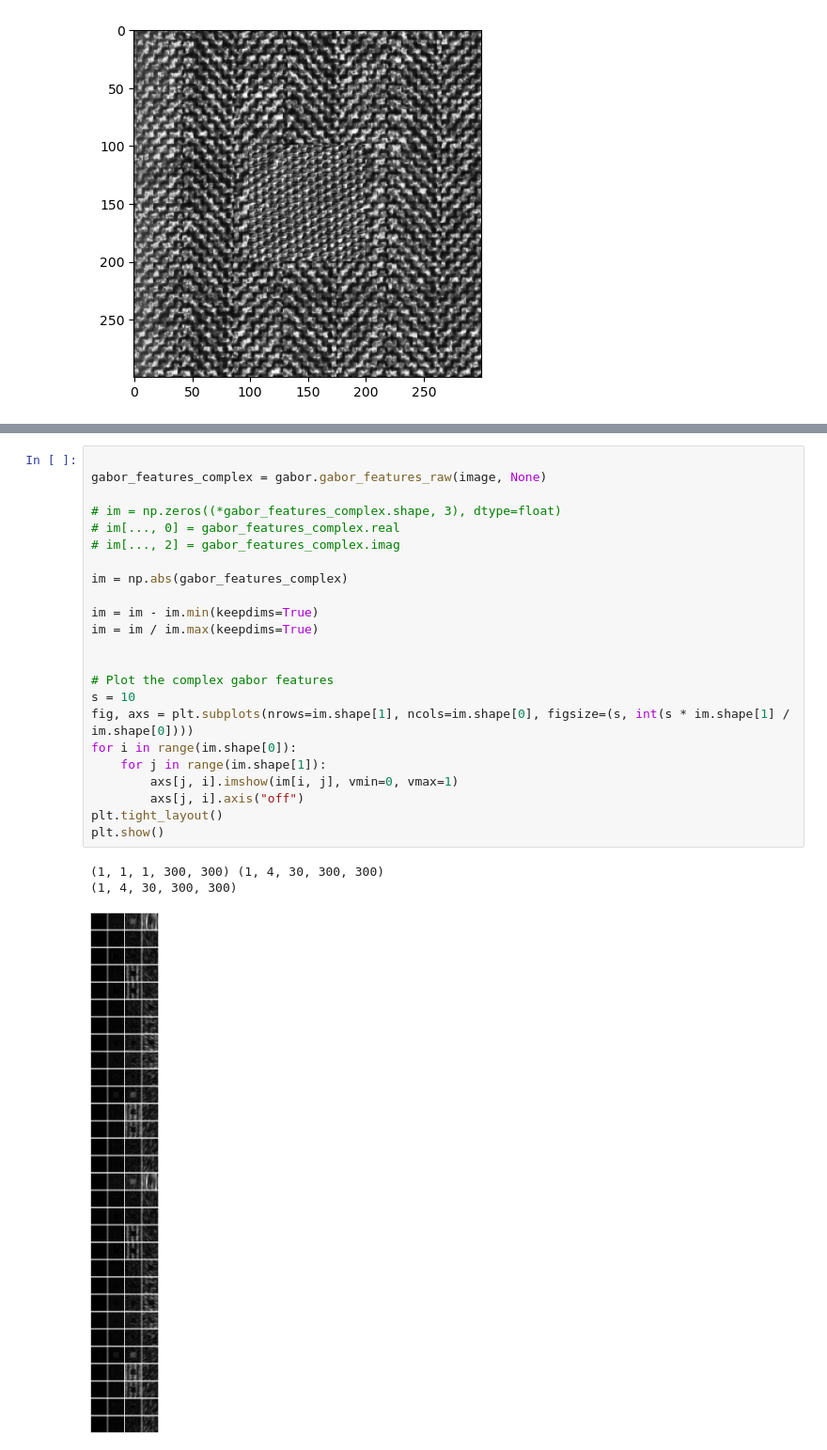
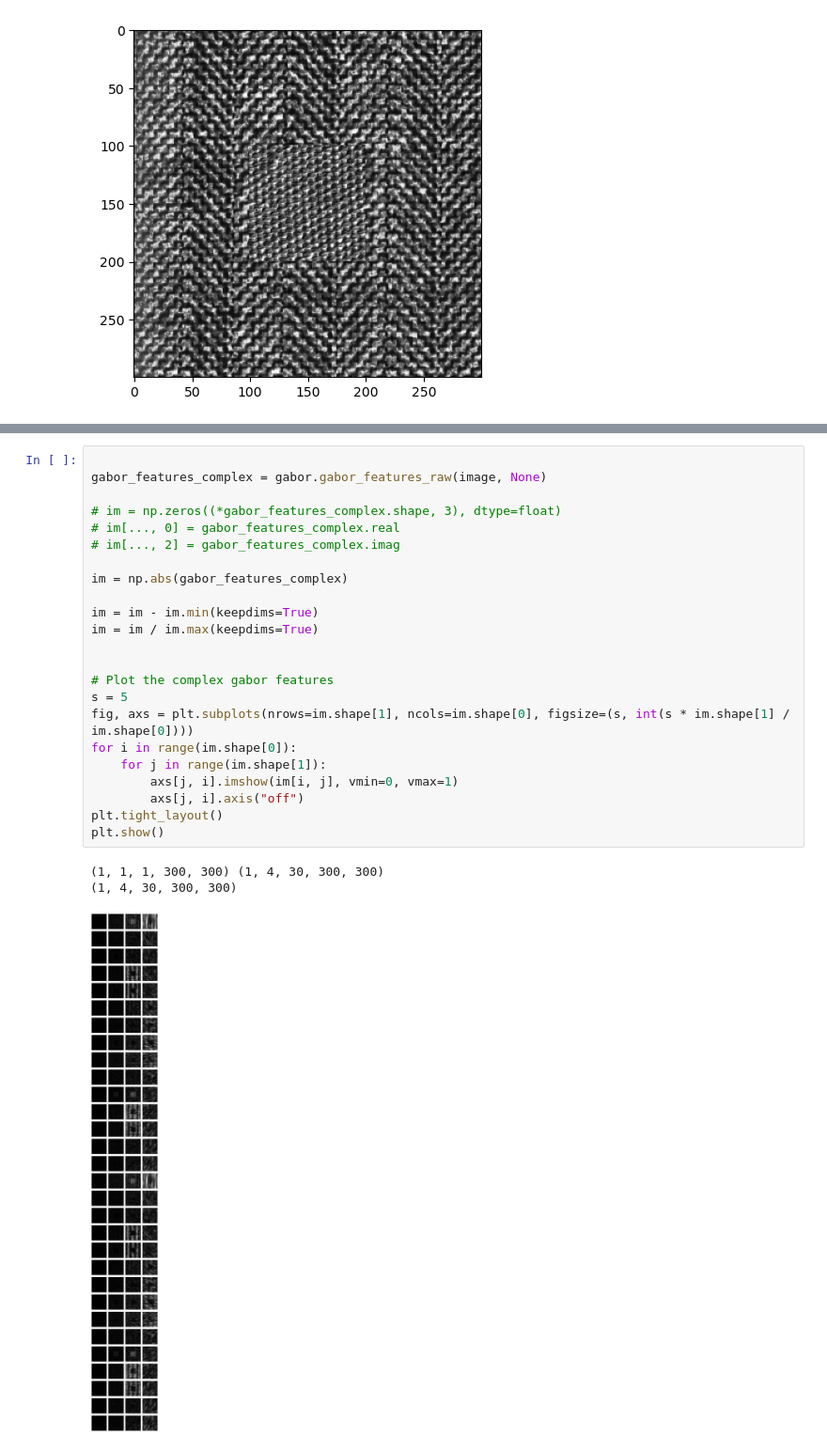
Before and after one commit to guyshapira-academic/texture-segmentation, a Jupyter notebook: notebook.ipynb, the cells around one changed output, grey strips where cells are left out. Shown at 94% size. Drawn from its saved outputs; the diff is of its cells as text.

```diff
--- a/notebook.ipynb
+++ b/notebook.ipynb
@@ -65,27 +65,27 @@ plt.show()
 # %%
 
 gabor_features_complex = gabor.gabor_features_raw(image, None)
 
 # im = np.zeros((*gabor_features_complex.shape, 3), dtype=float)
 # im[..., 0] = gabor_features_complex.real
 # im[..., 2] = gabor_features_complex.imag
 
 im = np.abs(gabor_features_complex)
 
 im = im - im.min(keepdims=True)
 im = im / im.max(keepdims=True)
 
 
 # Plot the complex gabor features
-s = 10
+s = 5
 fig, axs = plt.subplots(nrows=im.shape[1], ncols=im.shape[0], figsize=(s, int(s * im.shape[1] / im.shape[0])))
 for i in range(im.shape[0]):
     for j in range(im.shape[1]):
         axs[j, i].imshow(im[i, j], vmin=0, vmax=1)
         axs[j, i].axis("off")
 plt.tight_layout()
 plt.show()
 # %% [output]
 (1, 1, 1, 300, 300) (1, 4, 30, 300, 300)
 (1, 4, 30, 300, 300)
-[figure, old version]
+[figure, new version]
```
Also changed, not shown: parts of 2 cells of this notebook.
